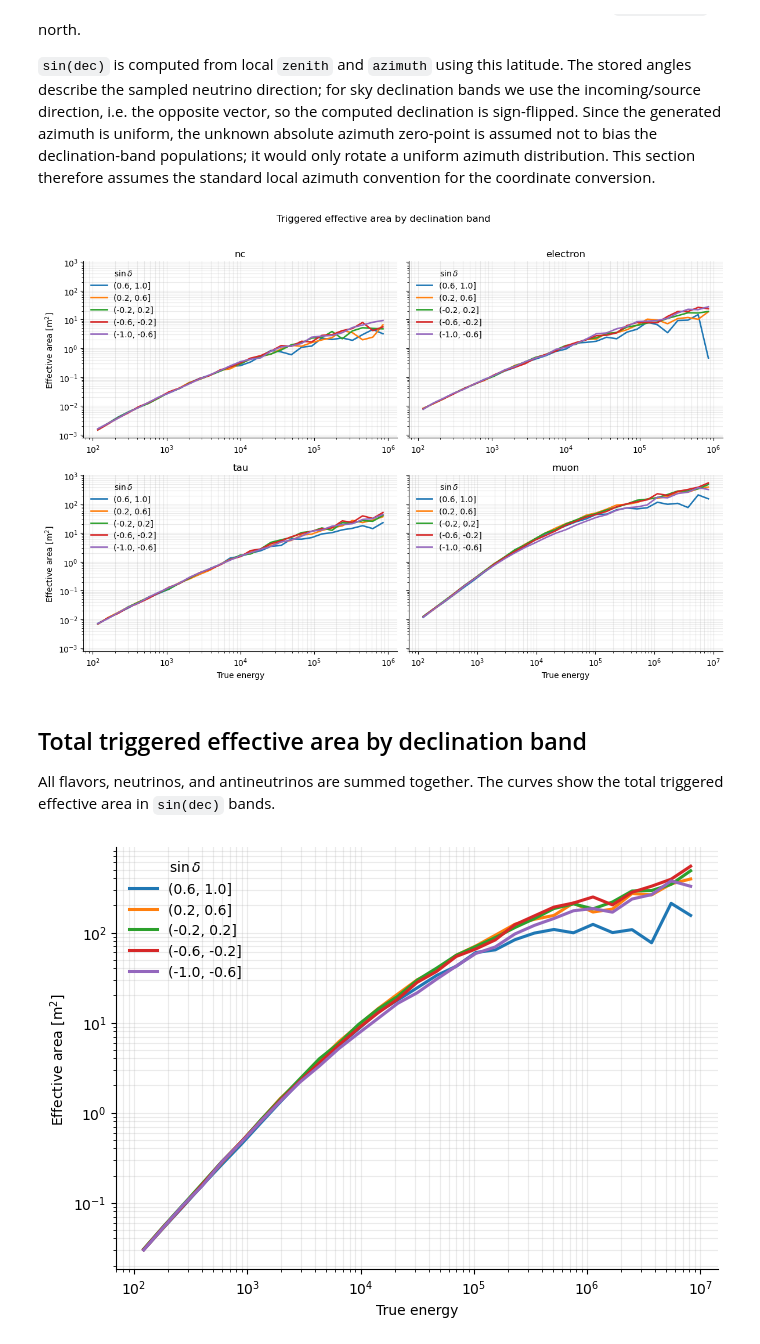
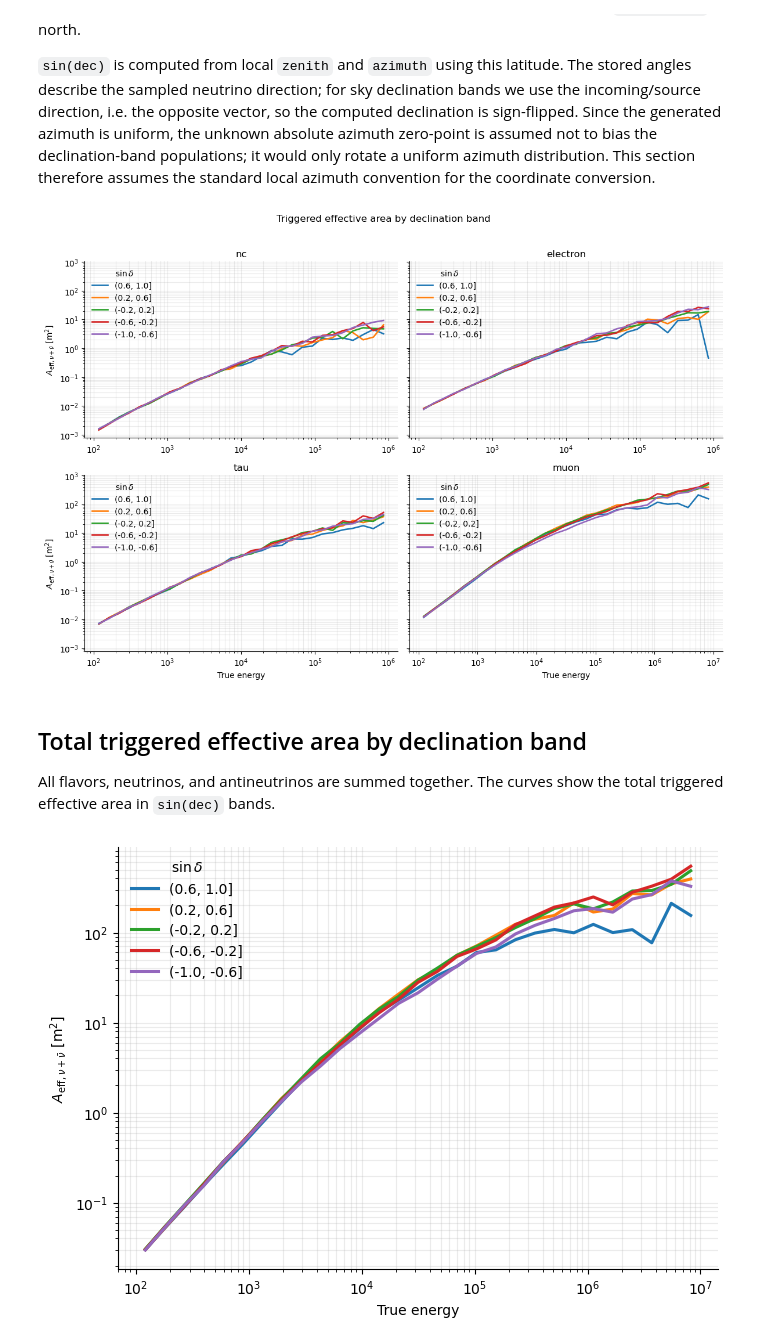
Before and after one commit to kubrabas/Graphnet-Applications, a Jupyter notebook: Metadata/EffectiveArea/plots.ipynb, the cells around one changed output. Saved outputs shown, nothing was run; the diff lists cells and outputs as text; code cells hidden in the pictures.

```diff
--- a/Metadata/EffectiveArea/plots.ipynb
+++ b/Metadata/EffectiveArea/plots.ipynb
@@ -30,3 +21,17 @@ flavor_weights = {
+# %%
+DATA_DIR = Path("/project/def-nahee/kbas/Graphnet-Applications/Metadata/EventWeights/String340MC")
+
+weight_files = {
+    "electron": next(DATA_DIR.glob("Electron_*.csv")),
+    "muon": next(DATA_DIR.glob("Muon_*.csv")),
+    "nc": next(DATA_DIR.glob("NC_*.csv")),
+    "tau": next(DATA_DIR.glob("Tau_*.csv")),
+}
+
+flavor_weights = {
+    flavor: pd.read_csv(path)
+    for flavor, path in weight_files.items()
+}
 # %% [markdown]
 ## Split and normalize weights
 
@@ -526,13 +536,13 @@ for ax, flavor in zip(axes, flavor_plot_order):
 for ax in axes[2:]:
     ax.set_xlabel("True energy")
 for ax in axes[::2]:
-    ax.set_ylabel(r"Effective area [m$^2$]")
+    ax.set_ylabel(r"$A_{\mathrm{eff},\nu+\bar{\nu}}$ [m$^2$]")
 
 fig.suptitle("Triggered effective area by declination band", y=1.02)
 fig.tight_layout()
 plt.show()
 # %% [output]
-[figure, old version]
+[figure, new version]
 # %% [markdown]
 ## Total triggered effective area by declination band
 
@@ -557,32 +567,32 @@ fig, ax = plt.subplots(figsize=(7, 5))
 for (low, high), color in zip(sin_dec_bands, sin_dec_band_colors):
     if high == 1.0:
         band_sample = total_triggered_sample.loc[
             (total_triggered_sample["sin_declination"] >= low)
             & (total_triggered_sample["sin_declination"] <= high)
         ]
     else:
         band_sample = total_triggered_sample.loc[
             (total_triggered_sample["sin_declination"] >= low)
             & (total_triggered_sample["sin_declination"] < high)
         ]
 
     centers, area, uncertainty = calculate_effective_area(band_sample, total_energy_bins)
     positive = area > 0
     ax.plot(
         centers[positive],
         area[positive],
         color=color,
         linewidth=2.2,
         label=f"({low:.1f}, {high:.1f}]",
     )
 
 ax.set_xscale("log")
 ax.set_yscale("log")
 ax.set_xlabel("True energy")
-ax.set_ylabel(r"Effective area [m$^2$]")
+ax.set_ylabel(r"$A_{\mathrm{eff},\nu+\bar{\nu}}$ [m$^2$]")
 ax.grid(True, which="both", alpha=0.25)
 ax.legend(title=r"$\sin\delta$", frameon=False)
 plt.tight_layout()
 plt.show()
 # %% [output]
-[figure, old version]
+[figure, new version]
```
Also changed, not shown: parts of 9 cells of this notebook.
